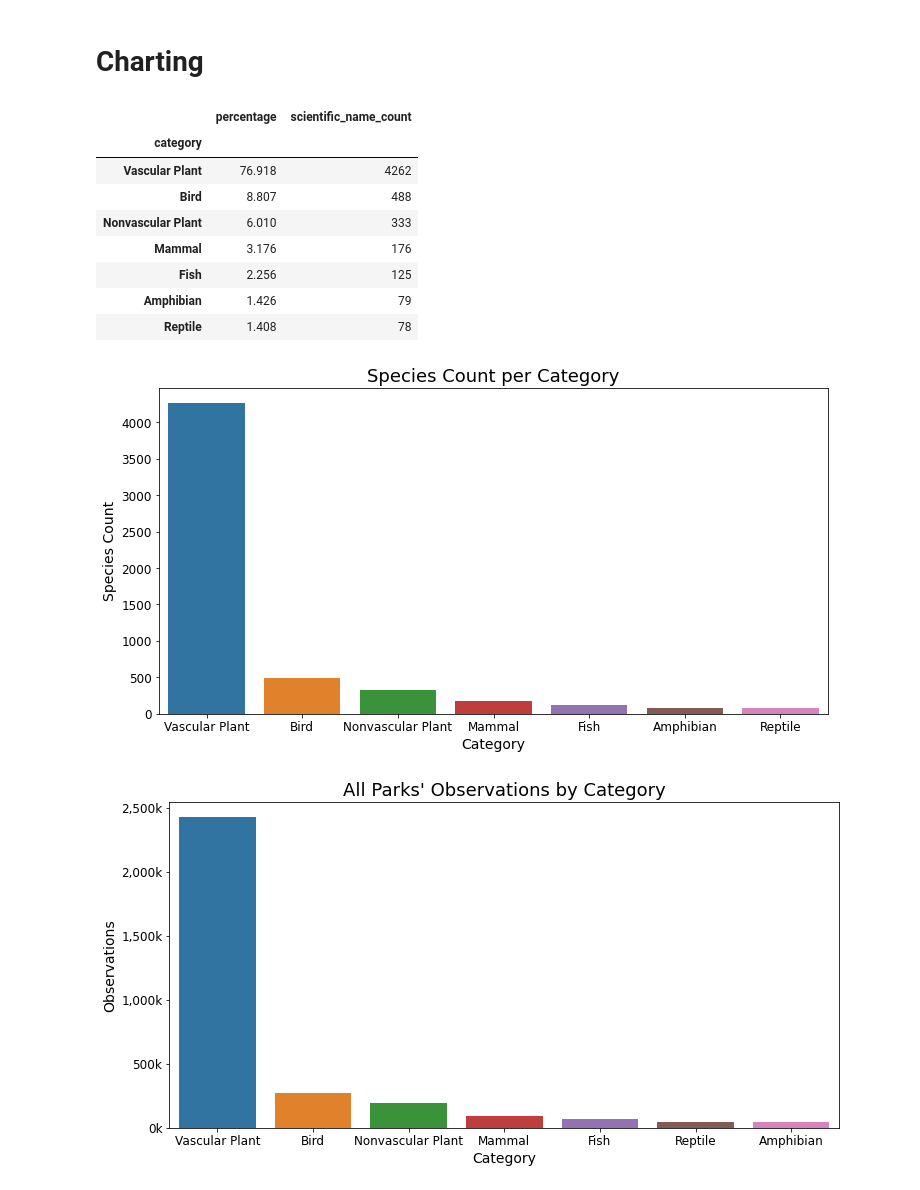
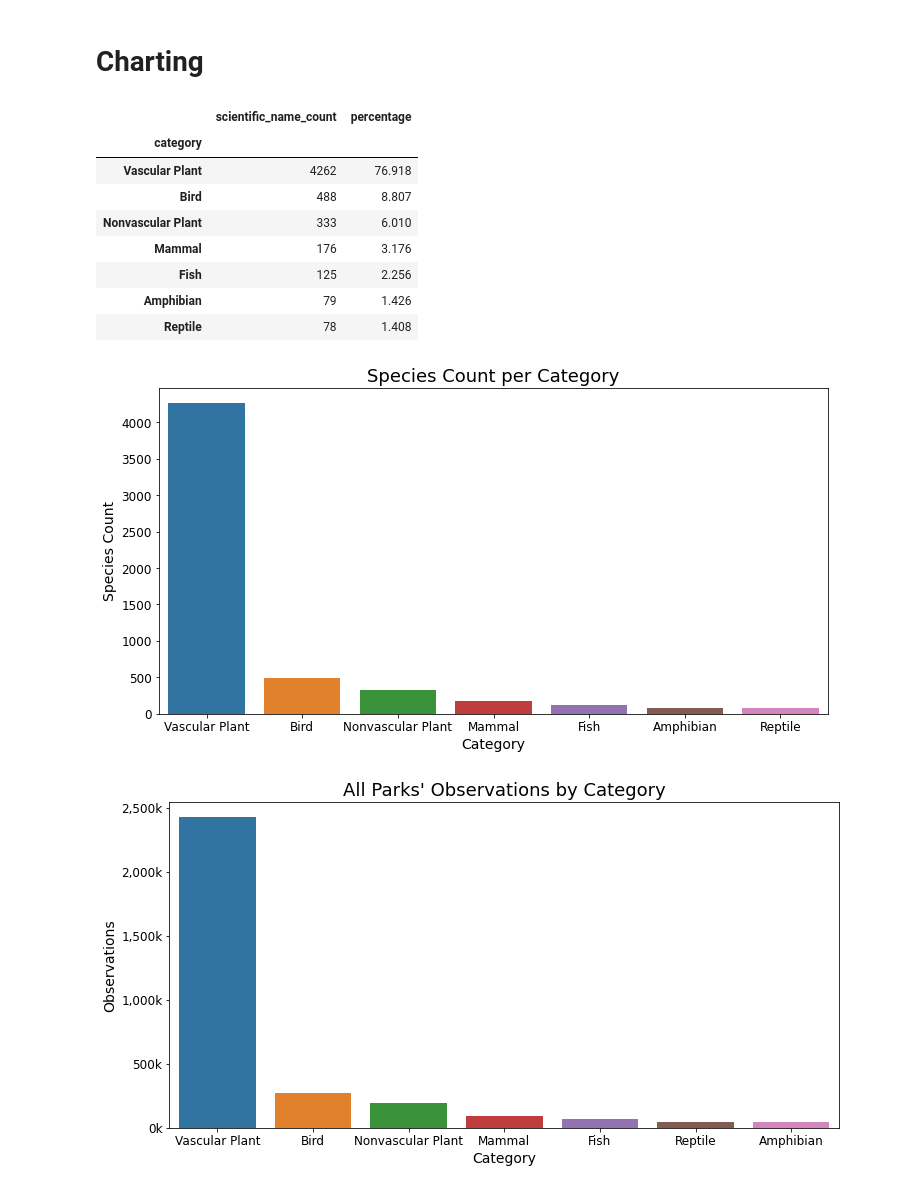
Before and after one commit to lightlySkewed/Biodiversity, a Jupyter notebook: biodiversity.ipynb, the cells around one changed output. Cells and saved outputs as stored; diff of their text form; code cells hidden in the pictures.

```diff
--- a/biodiversity.ipynb
+++ b/biodiversity.ipynb
@@ -102,38 +102,39 @@ The median number of all obeservations across all species and parks is 124, with
 # %%
 # count species by category
 # category_species_count = bio_df.groupby(['category'])[['scientific_name']].count()
 # the above doesn't work as all species are accounted for in each park. in order to get the true number, we would have
 # to divide the count by 4, or groupby on the spec_df dataset. the latter feels better than using a scalar.
 
-category_species_count['scientific_name_count'] = spec_df.groupby('category')[['scientific_name']].count()
+category_species_count = spec_df.groupby('category')[['scientific_name']].count()
+category_species_count.rename({'scientific_name': 'scientific_name_count'}, inplace= True, axis= 1)
 # category_species_count.drop('scientific_name', axis= 1, inplace= True)
 
 plt.subplots(figsize= (12, 6))
 plt.ticklabel_format(style= 'plain', axis= 'y')
 sns.barplot(data= category_species_count, x= category_species_count.index, y= 'scientific_name_count',
             order= category_species_count.sort_values('scientific_name_count', ascending= False).index)
 plt.title('Species Count per Category',fontsize=18)
 plt.xlabel('Category', fontsize= 14)
 plt.ylabel('Species Count', fontsize= 14)
 plt.xticks(fontsize= 12);
 plt.yticks(fontsize= 12);
 plt.savefig('Species per Category.png', dpi= 600)
 
 category_species_count['percentage'] = (category_species_count['scientific_name_count']/ category_species_count['scientific_name_count'].sum()) * 100
 category_species_count.sort_values('percentage', ascending= False, inplace=True)
 # print(category_species_count.dtypes)
 category_species_count['percentage'] = category_species_count['percentage'].round(3)
-category_species_count
+# category_species_count
 # %% [output]
-|  | percentage | scientific_name_count |
+|  | scientific_name_count | percentage |
 | category |  |  |
-| Vascular Plant | 76.918 | 4262 |
-| Bird | 8.807 | 488 |
-| Nonvascular Plant | 6.010 | 333 |
-| Mammal | 3.176 | 176 |
-| Fish | 2.256 | 125 |
-| Amphibian | 1.426 | 79 |
-| Reptile | 1.408 | 78 |
+| Vascular Plant | 4262 | 76.918 |
+| Bird | 488 | 8.807 |
+| Nonvascular Plant | 333 | 6.010 |
+| Mammal | 176 | 3.176 |
+| Fish | 125 | 2.256 |
+| Amphibian | 79 | 1.426 |
+| Reptile | 78 | 1.408 |
 [figure]
 # %%
 # sum observations by category
```
Also changed, not shown: parts of 8 cells of this notebook, 12 other files.
